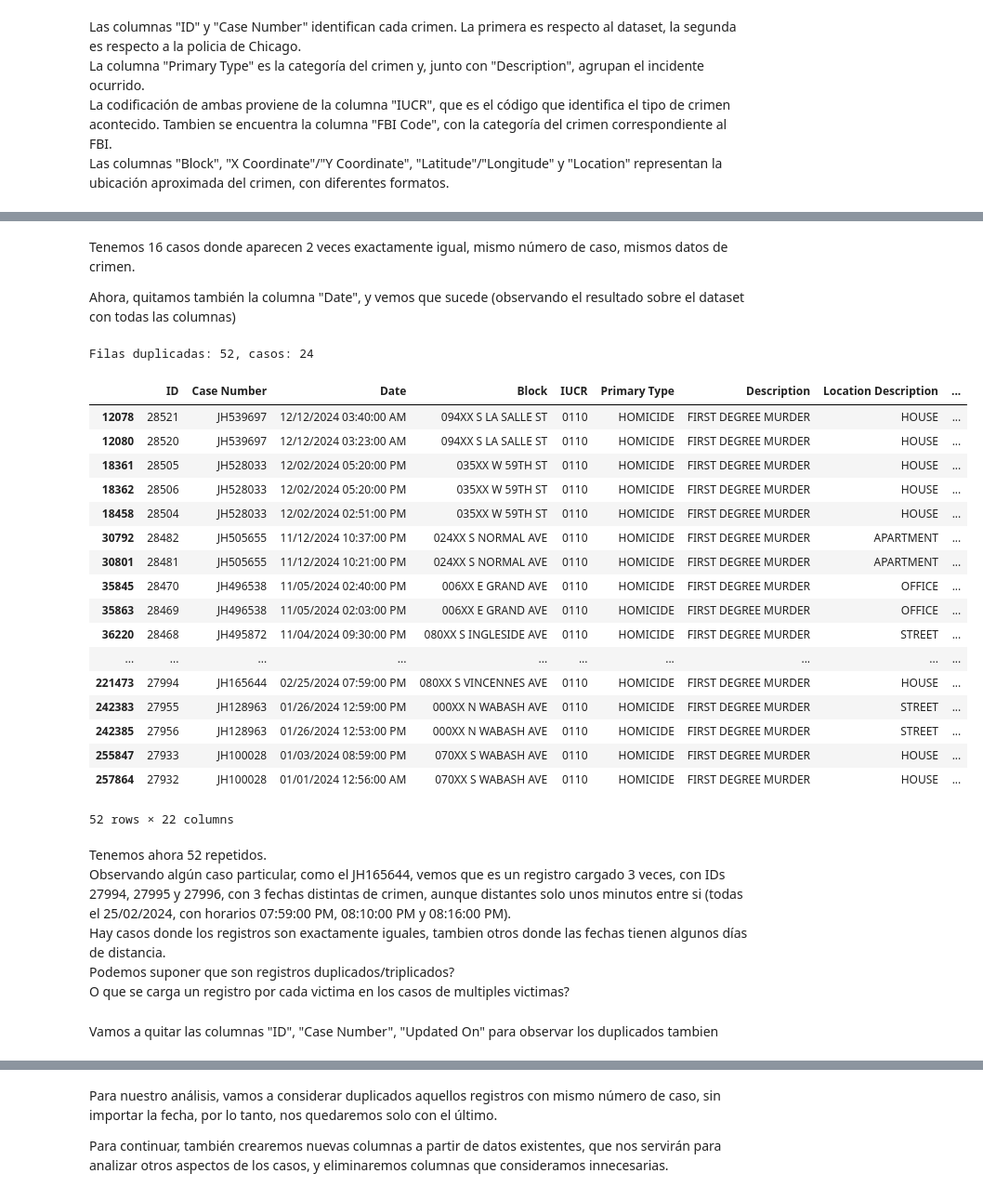
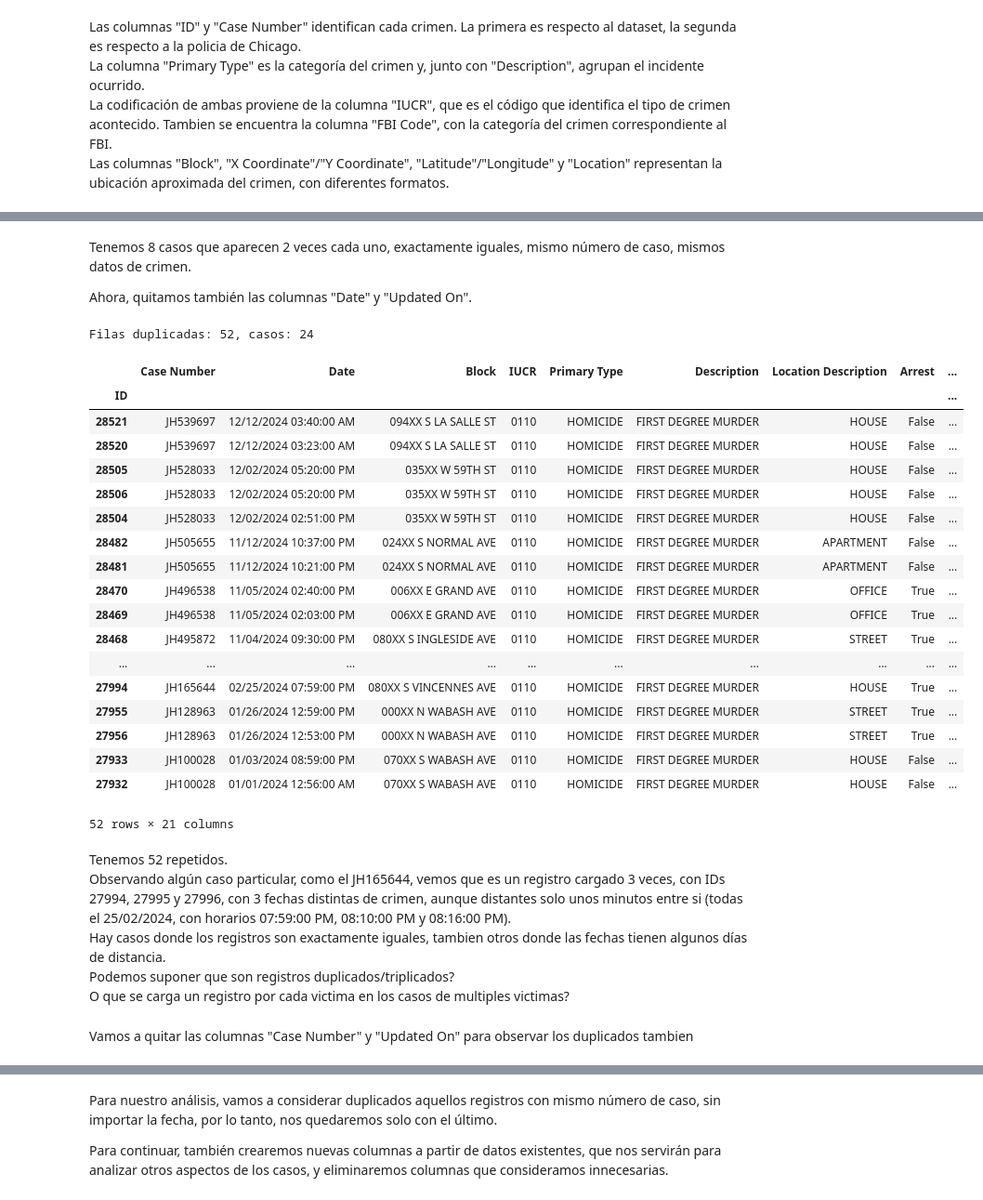
Before and after one commit to gjmv/CEIA_2025_B2_AdD_TP, a Jupyter notebook: TP.ipynb, the cells around one changed output, grey strips where cells are left out. Shown: that part at 93% size. Saved outputs shown, nothing was run; the diff lists cells and outputs as text; code cells hidden in the pictures.

Commit message:
Ajustes sobre lo analizado hasta el momento

```diff
--- a/TP.ipynb
+++ b/TP.ipynb
@@ -68,7 +69,7 @@ plt.style.use('ggplot')
 sns.set_theme()
 # %%
 # Carga del dataset
-df_csv = pd.read_csv("dataset/Crimes_-_2024_20250502.zip")
+df_csv = pd.read_csv("dataset/Crimes_-_2024_20250502.zip", index_col="ID")
 
 # Análisis inicial de columnas y cantidad de datos
 df_csv.info()
@@ -171,40 +161,41 @@ Filas duplicadas: 16, casos: 8
 # %% [markdown]
-Tenemos 16 casos donde aparecen 2 veces exactamente igual, mismo número de caso, mismos datos de crimen.
+Tenemos 8 casos que aparecen 2 veces cada uno, exactamente iguales, mismo número de caso, mismos datos de crimen.
 
-Ahora, quitamos también la columna "Date", y vemos que sucede (observando el resultado sobre el dataset con todas las columnas)
+Ahora, quitamos también las columnas "Date" y "Updated On".
 # %%
-drop_columns = ["ID", "Date", "Updated On"]
+drop_columns = ["Date", "Updated On"]
 df_dup2 = df_csv.drop(drop_columns, axis=1)
 
 duplicados = df_csv[df_dup2.duplicated(keep=False)]
 print(f"Filas duplicadas: {len(duplicados)}, casos: {len(duplicados['Case Number'].unique())}")
 display(duplicados)
 # %% [output]
 Filas duplicadas: 52, casos: 24
-|  | ID | Case Number | Date | Block | IUCR | Primary Type | Description | Location Description | ... |
-| 12078 | 28521 | JH539697 | 12/12/2024 03:40:00 AM | 094XX S LA SALLE ST | 0110 | HOMICIDE | FIRST DEGREE MURDER | HOUSE | ... |
-| 12080 | 28520 | JH539697 | 12/12/2024 03:23:00 AM | 094XX S LA SALLE ST | 0110 | HOMICIDE | FIRST DEGREE MURDER | HOUSE | ... |
-| 18361 | 28505 | JH528033 | 12/02/2024 05:20:00 PM | 035XX W 59TH ST | 0110 | HOMICIDE | FIRST DEGREE MURDER | HOUSE | ... |
-| 18362 | 28506 | JH528033 | 12/02/2024 05:20:00 PM | 035XX W 59TH ST | 0110 | HOMICIDE | FIRST DEGREE MURDER | HOUSE | ... |
-| 18458 | 28504 | JH528033 | 12/02/2024 02:51:00 PM | 035XX W 59TH ST | 0110 | HOMICIDE | FIRST DEGREE MURDER | HOUSE | ... |
-| 30792 | 28482 | JH505655 | 11/12/2024 10:37:00 PM | 024XX S NORMAL AVE | 0110 | HOMICIDE | FIRST DEGREE MURDER | APARTMENT | ... |
-| 30801 | 28481 | JH505655 | 11/12/2024 10:21:00 PM | 024XX S NORMAL AVE | 0110 | HOMICIDE | FIRST DEGREE MURDER | APARTMENT | ... |
-| 35845 | 28470 | JH496538 | 11/05/2024 02:40:00 PM | 006XX E GRAND AVE | 0110 | HOMICIDE | FIRST DEGREE MURDER | OFFICE | ... |
-| 35863 | 28469 | JH496538 | 11/05/2024 02:03:00 PM | 006XX E GRAND AVE | 0110 | HOMICIDE | FIRST DEGREE MURDER | OFFICE | ... |
-| 36220 | 28468 | JH495872 | 11/04/2024 09:30:00 PM | 080XX S INGLESIDE AVE | 0110 | HOMICIDE | FIRST DEGREE MURDER | STREET | ... |
+|  | Case Number | Date | Block | IUCR | Primary Type | Description | Location Description | Arrest | ... |
+| ID |  |  |  |  |  |  |  |  | ... |
+| 28521 | JH539697 | 12/12/2024 03:40:00 AM | 094XX S LA SALLE ST | 0110 | HOMICIDE | FIRST DEGREE MURDER | HOUSE | False | ... |
+| 28520 | JH539697 | 12/12/2024 03:23:00 AM | 094XX S LA SALLE ST | 0110 | HOMICIDE | FIRST DEGREE MURDER | HOUSE | False | ... |
+| 28505 | JH528033 | 12/02/2024 05:20:00 PM | 035XX W 59TH ST | 0110 | HOMICIDE | FIRST DEGREE MURDER | HOUSE | False | ... |
+| 28506 | JH528033 | 12/02/2024 05:20:00 PM | 035XX W 59TH ST | 0110 | HOMICIDE | FIRST DEGREE MURDER | HOUSE | False | ... |
+| 28504 | JH528033 | 12/02/2024 02:51:00 PM | 035XX W 59TH ST | 0110 | HOMICIDE | FIRST DEGREE MURDER | HOUSE | False | ... |
+| 28482 | JH505655 | 11/12/2024 10:37:00 PM | 024XX S NORMAL AVE | 0110 | HOMICIDE | FIRST DEGREE MURDER | APARTMENT | False | ... |
+| 28481 | JH505655 | 11/12/2024 10:21:00 PM | 024XX S NORMAL AVE | 0110 | HOMICIDE | FIRST DEGREE MURDER | APARTMENT | False | ... |
+| 28470 | JH496538 | 11/05/2024 02:40:00 PM | 006XX E GRAND AVE | 0110 | HOMICIDE | FIRST DEGREE MURDER | OFFICE | True | ... |
+| 28469 | JH496538 | 11/05/2024 02:03:00 PM | 006XX E GRAND AVE | 0110 | HOMICIDE | FIRST DEGREE MURDER | OFFICE | True | ... |
+| 28468 | JH495872 | 11/04/2024 09:30:00 PM | 080XX S INGLESIDE AVE | 0110 | HOMICIDE | FIRST DEGREE MURDER | STREET | True | ... |
 | ... | ... | ... | ... | ... | ... | ... | ... | ... | ... |
-| 221473 | 27994 | JH165644 | 02/25/2024 07:59:00 PM | 080XX S VINCENNES AVE | 0110 | HOMICIDE | FIRST DEGREE MURDER | HOUSE | ... |
-| 242383 | 27955 | JH128963 | 01/26/2024 12:59:00 PM | 000XX N WABASH AVE | 0110 | HOMICIDE | FIRST DEGREE MURDER | STREET | ... |
-| 242385 | 27956 | JH128963 | 01/26/2024 12:53:00 PM | 000XX N WABASH AVE | 0110 | HOMICIDE | FIRST DEGREE MURDER | STREET | ... |
-| 255847 | 27933 | JH100028 | 01/03/2024 08:59:00 PM | 070XX S WABASH AVE | 0110 | HOMICIDE | FIRST DEGREE MURDER | HOUSE | ... |
-| 257864 | 27932 | JH100028 | 01/01/2024 12:56:00 AM | 070XX S WABASH AVE | 0110 | HOMICIDE | FIRST DEGREE MURDER | HOUSE | ... |
+| 27994 | JH165644 | 02/25/2024 07:59:00 PM | 080XX S VINCENNES AVE | 0110 | HOMICIDE | FIRST DEGREE MURDER | HOUSE | True | ... |
+| 27955 | JH128963 | 01/26/2024 12:59:00 PM | 000XX N WABASH AVE | 0110 | HOMICIDE | FIRST DEGREE MURDER | STREET | True | ... |
+| 27956 | JH128963 | 01/26/2024 12:53:00 PM | 000XX N WABASH AVE | 0110 | HOMICIDE | FIRST DEGREE MURDER | STREET | True | ... |
+| 27933 | JH100028 | 01/03/2024 08:59:00 PM | 070XX S WABASH AVE | 0110 | HOMICIDE | FIRST DEGREE MURDER | HOUSE | False | ... |
+| 27932 | JH100028 | 01/01/2024 12:56:00 AM | 070XX S WABASH AVE | 0110 | HOMICIDE | FIRST DEGREE MURDER | HOUSE | False | ... |
-52 rows × 22 columns
+52 rows × 21 columns
 # %% [markdown]
-Tenemos ahora 52 repetidos.
+Tenemos 52 repetidos.
 Observando algún caso particular, como el JH165644, vemos que es un registro cargado 3 veces, con IDs 27994, 27995 y 27996, con 3 fechas distintas de crimen, aunque distantes solo unos minutos entre si (todas el 25/02/2024, con horarios 07:59:00 PM, 08:10:00 PM y 08:16:00 PM).
 Hay casos donde los registros son exactamente iguales, tambien otros donde las fechas tienen algunos días de distancia.
 Podemos suponer que son registros duplicados/triplicados?
 O que se carga un registro por cada victima en los casos de multiples victimas?
 # %% [markdown]
-Vamos a quitar las columnas "ID", "Case Number", "Updated On" para observar los duplicados tambien
+Vamos a quitar las columnas "Case Number" y "Updated On" para observar los duplicados tambien
 # %%
```
Also changed, not shown: parts of 15 cells of this notebook.
